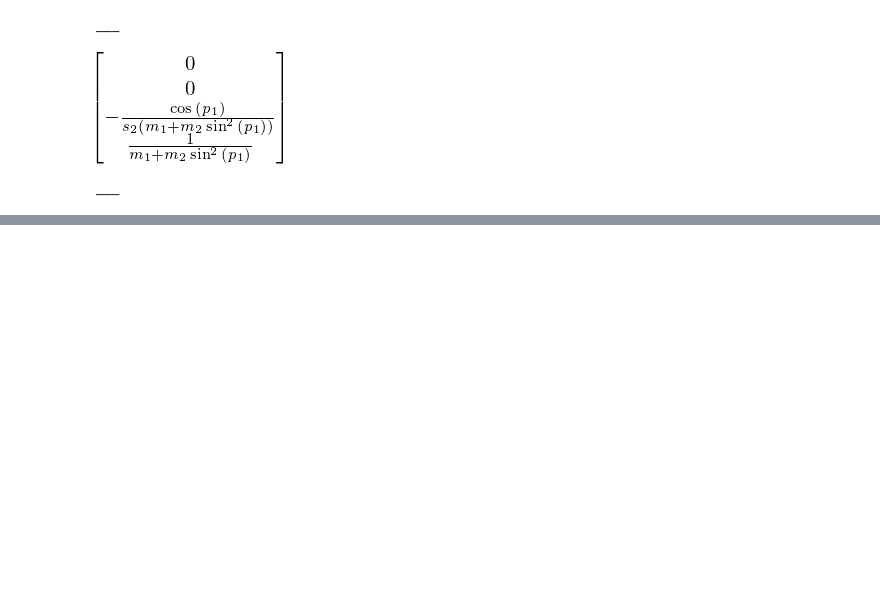
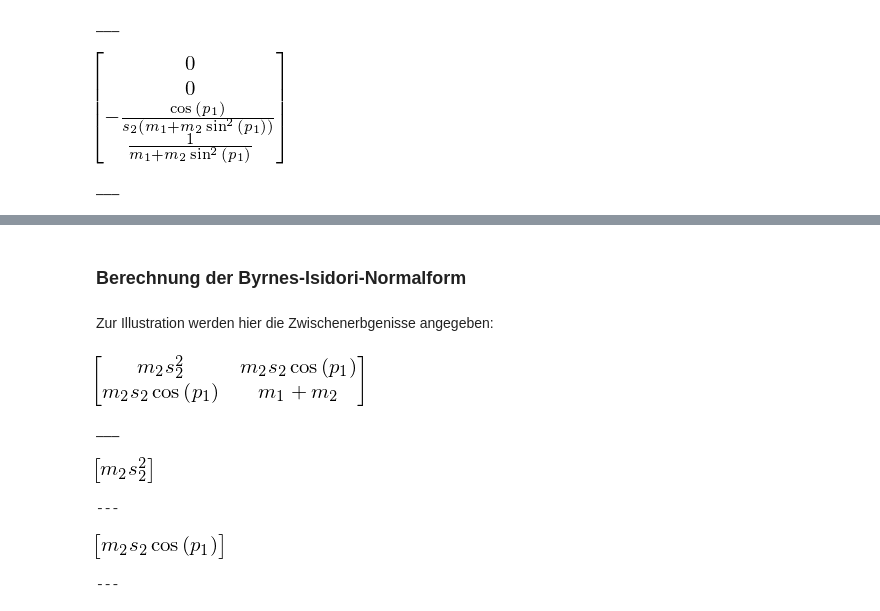
Before and after one commit to cknoll/demo-material, a Jupyter notebook: nl2-uebung2017-5-aufgabe5.ipynb, the cells around one changed output, grey strips where cells are left out. Saved outputs shown, nothing was run; the diff lists cells and outputs as text; code cells hidden in the pictures; blank space fills up the shorter version.

```diff
--- a/nl2-uebung2017-5-aufgabe5.ipynb
+++ b/nl2-uebung2017-5-aufgabe5.ipynb
@@ -169,0 +172,16 @@ g_tilde = J_Phi * mod.gg.subz(mod.xx, xx).subz(Phi, zz) ##:
+# %% [markdown]
+### Berechnung der Byrnes-Isidori-Normalform
+# %% [markdown]
+Zur Illustration werden hier die Zwischenerbgenisse angegeben:
+# %%
+mod.M ##:
+
+M11 = mod.M[:Np,:Np] ##:
+M12 = mod.M[Np:,:Np] ##:
+# %% [output]
+[figure, added]
+___
+[figure, added]
+---
+[figure, added]
+---
```
Also changed, not shown: parts of 33 cells of this notebook.
